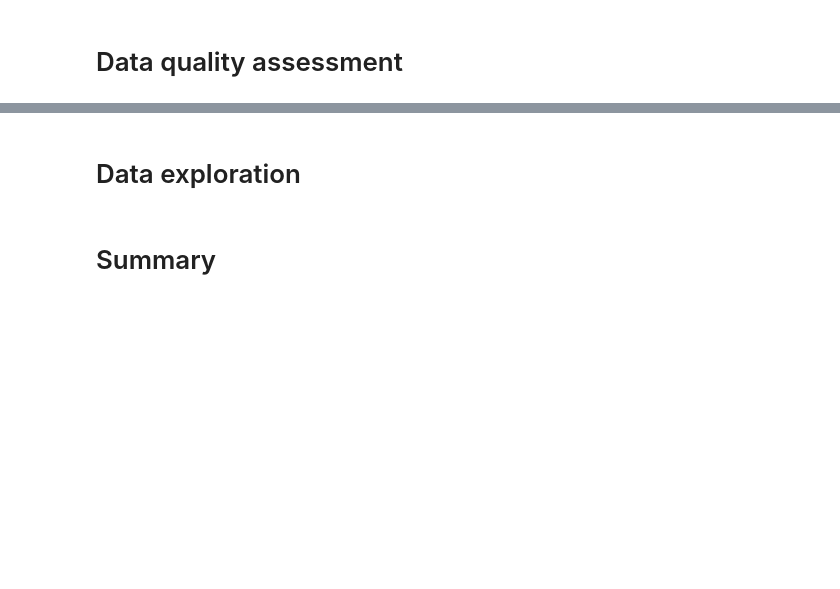
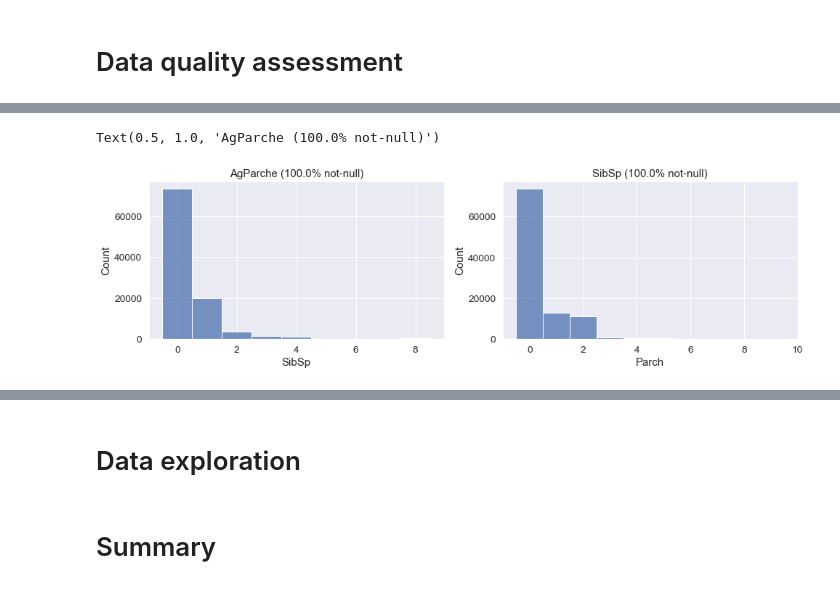
Before and after one commit to aslamovyura/ml-python, a Jupyter notebook: 2_data_exploration/eda.ipynb, the cells around one changed output, grey strips where cells are left out. Saved outputs shown, nothing was run; the diff lists cells and outputs as text; code cells hidden in the pictures; blank space fills up the shorter version.

```diff
--- a/2_data_exploration/eda.ipynb
+++ b/2_data_exploration/eda.ipynb
@@ -51,0 +119,14 @@ passenger_data.describe()
+# %%
+sibSp_not_null_percent = passenger_data.loc[pd.notna(passenger_data.SibSp)].SibSp.shape[0] / passenger_data.SibSp.shape[0] * 100
+parch_not_null_percent = passenger_data.loc[pd.notna(passenger_data.Parch)].Parch.shape[0] / passenger_data.Parch.shape[0] * 100
+
+fig, axes = plt.subplots(ncols=2, nrows=1, figsize=(16,4))
+
+sns.histplot(passenger_data, x="SibSp", discrete=True, ax = axes[0])
+axes[1].set_title(f"SibSp ({sibSp_not_null_percent}% not-null)")
+
+sns.histplot(passenger_data, x="Parch", discrete=True, ax = axes[1])
+axes[0].set_title(f"Parch ({parch_not_null_percent}% not-null)")
+# %% [output]
+Text(0.5, 1.0, 'AgParche (100.0% not-null)')
+[figure, added]
```
Also changed, not shown: parts of 25 cells of this notebook.
